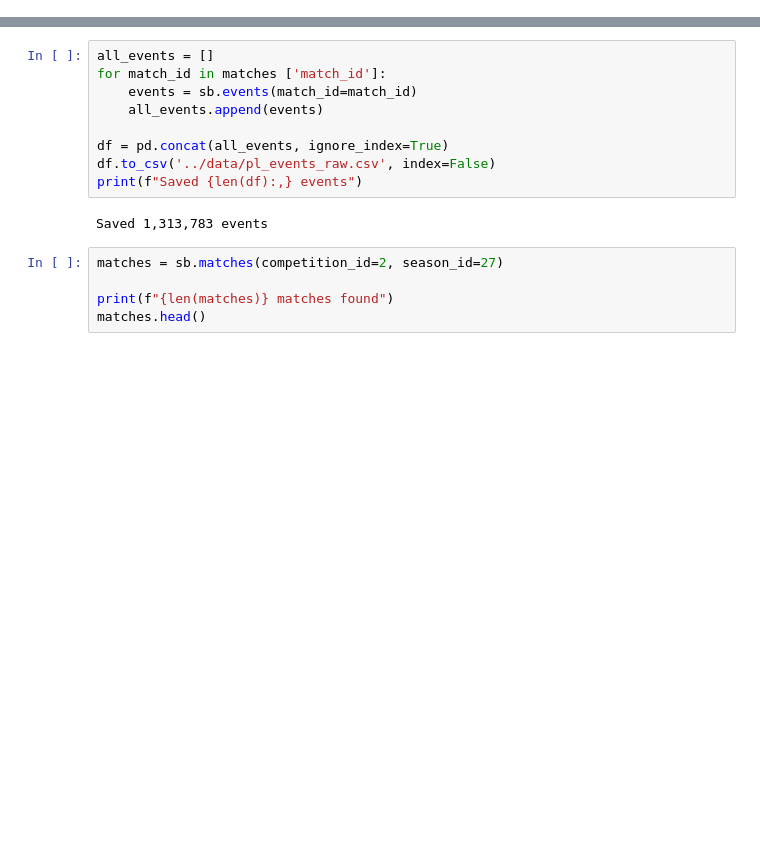
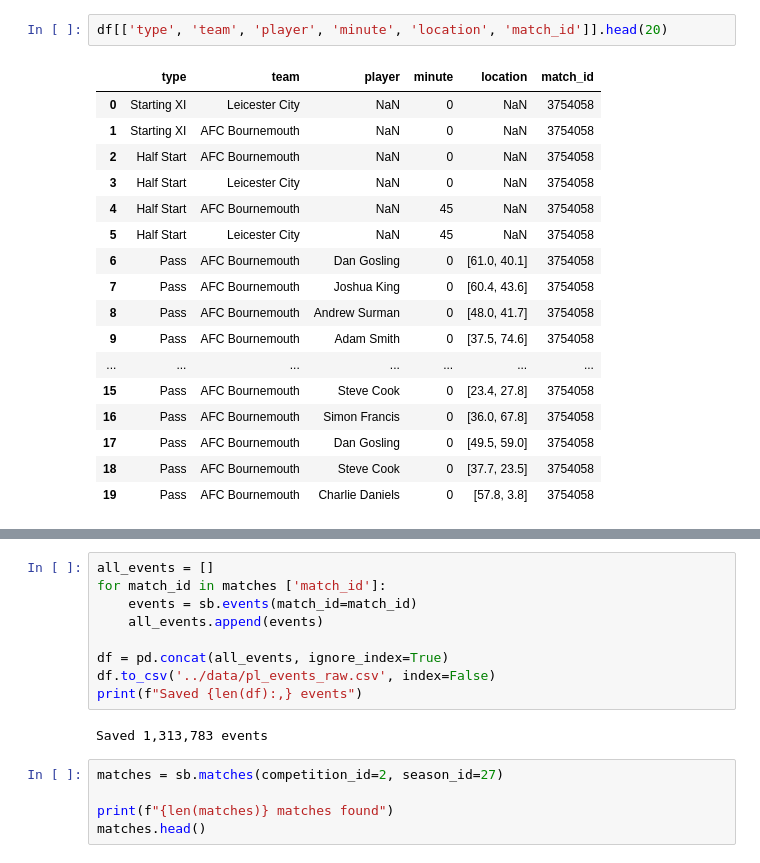
Before and after one commit to OJS26/football-analytics-dashboard, a Jupyter notebook: notebooks/01_data_pull.ipynb, the cells around one changed output, grey strips where cells are left out. Drawn from its saved outputs; the diff is of its cells as text; blank space fills up the shorter version.

```diff
--- a/notebooks/01_data_pull.ipynb
+++ b/notebooks/01_data_pull.ipynb
@@ -0,0 +106,20 @@
+# %%
+df[['type', 'team', 'player', 'minute', 'location', 'match_id']].head(20)
+# %% [output]
+|  | type | team | player | minute | location | match_id |
+| 0 | Starting XI | Leicester City | NaN | 0 | NaN | 3754058 |
+| 1 | Starting XI | AFC Bournemouth | NaN | 0 | NaN | 3754058 |
+| 2 | Half Start | AFC Bournemouth | NaN | 0 | NaN | 3754058 |
+| 3 | Half Start | Leicester City | NaN | 0 | NaN | 3754058 |
+| 4 | Half Start | AFC Bournemouth | NaN | 45 | NaN | 3754058 |
+| 5 | Half Start | Leicester City | NaN | 45 | NaN | 3754058 |
+| 6 | Pass | AFC Bournemouth | Dan Gosling | 0 | [61.0, 40.1] | 3754058 |
+| 7 | Pass | AFC Bournemouth | Joshua King | 0 | [60.4, 43.6] | 3754058 |
+| 8 | Pass | AFC Bournemouth | Andrew Surman | 0 | [48.0, 41.7] | 3754058 |
+| 9 | Pass | AFC Bournemouth | Adam Smith | 0 | [37.5, 74.6] | 3754058 |
+| ... | ... | ... | ... | ... | ... | ... |
+| 15 | Pass | AFC Bournemouth | Steve Cook | 0 | [23.4, 27.8] | 3754058 |
+| 16 | Pass | AFC Bournemouth | Simon Francis | 0 | [36.0, 67.8] | 3754058 |
+| 17 | Pass | AFC Bournemouth | Dan Gosling | 0 | [49.5, 59.0] | 3754058 |
+| 18 | Pass | AFC Bournemouth | Steve Cook | 0 | [37.7, 23.5] | 3754058 |
+| 19 | Pass | AFC Bournemouth | Charlie Daniels | 0 | [57.8, 3.8] | 3754058 |
```
Also changed, not shown: parts of 7 cells of this notebook.
